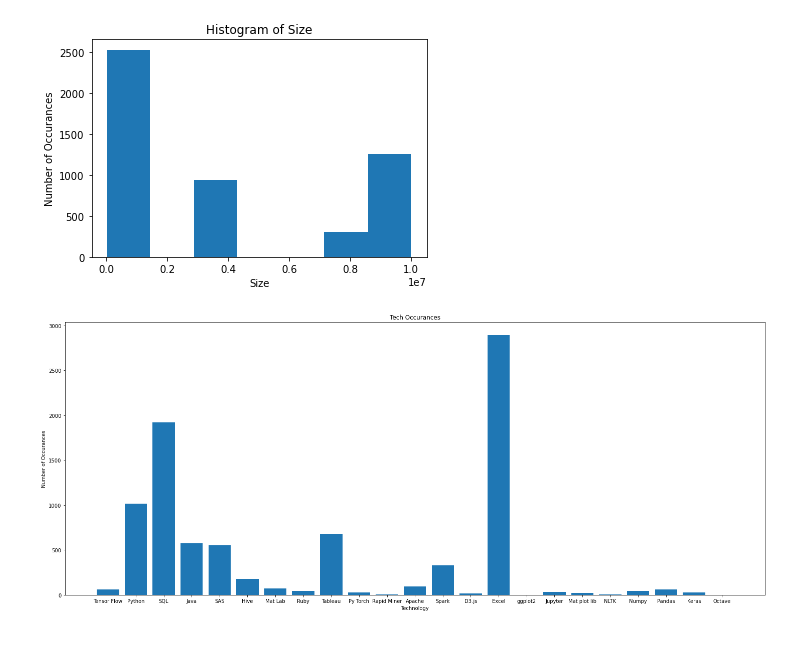
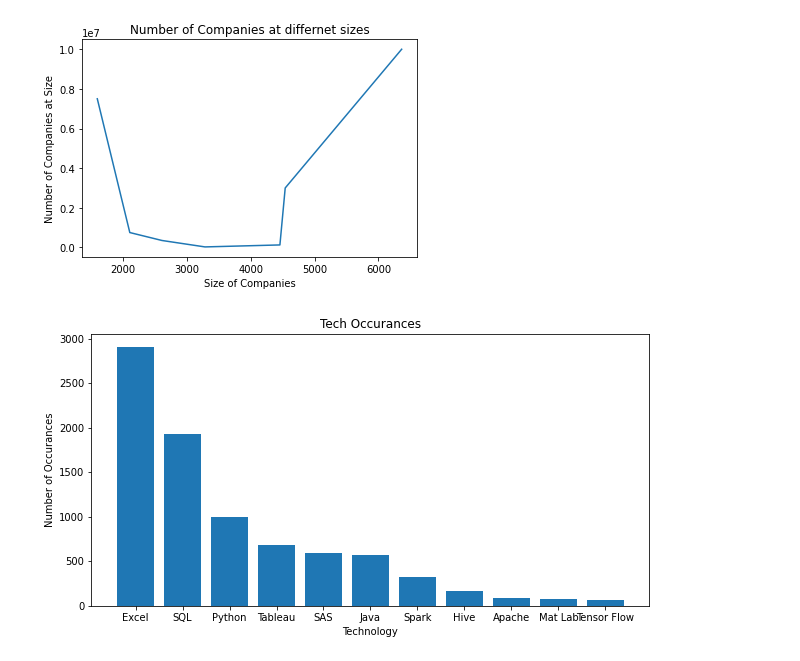
Before and after one commit to hrsather/Data_Science_Career_Advice, a Jupyter notebook: Final.ipynb, the cells around one changed output. Cells and saved outputs as stored; diff of their text form; code cells hidden in the pictures.

```diff
--- a/Final.ipynb
+++ b/Final.ipynb
@@ -168,25 +162,33 @@ plt.show()
 # %%
-plt.hist(test_df["Size"], bins=7)
-plt.title("Histogram of Size")
-plt.xlabel("Size")
-plt.ylabel("Number of Occurances")
+labels, counts = sort_col_to_arrays(jobs_df, "Size")
+plt.plot(labels, counts)
+plt.title("Number of Companies at differnet sizes")
+plt.xlabel("Size of Companies")
+plt.ylabel("Number of Companies at Size")
 plt.show()
 # %% [output]
-[figure, old version]
+[figure, new version]
 # %%
 technology_list = []
+count_list = []
 with open("technologies.txt") as tech_file:
     technology_list = tech_file.read().splitlines()
 
-count_list = []
 for tech in technology_list:
     count_list.append(test_df[tech].sum())
 
-plt.figure(figsize=(25,10))
-plt.bar(x=technology_list, height=count_list)
+zipped_lists = zip(count_list, technology_list)
+sorted_pairs = sorted(zipped_lists, reverse=True)
+tuples = zip(*sorted_pairs)
+x_counts, x_names = [list(tuple) for tuple in tuples]
+x_counts = x_counts[:int(len(x_counts)/2)]
+x_names = x_names[:int(len(x_names)/2)]
+
+plt.figure(figsize=(10,5))
+plt.bar(x=x_names, height=x_counts)
 plt.title("Tech Occurances")
 plt.xlabel("Technology")
 plt.ylabel("Number of Occurances")
 plt.show()
 # %% [output]
-[figure, old version]
+[figure, new version]
```
Also changed, not shown: parts of 8 cells of this notebook, 9 other files.
